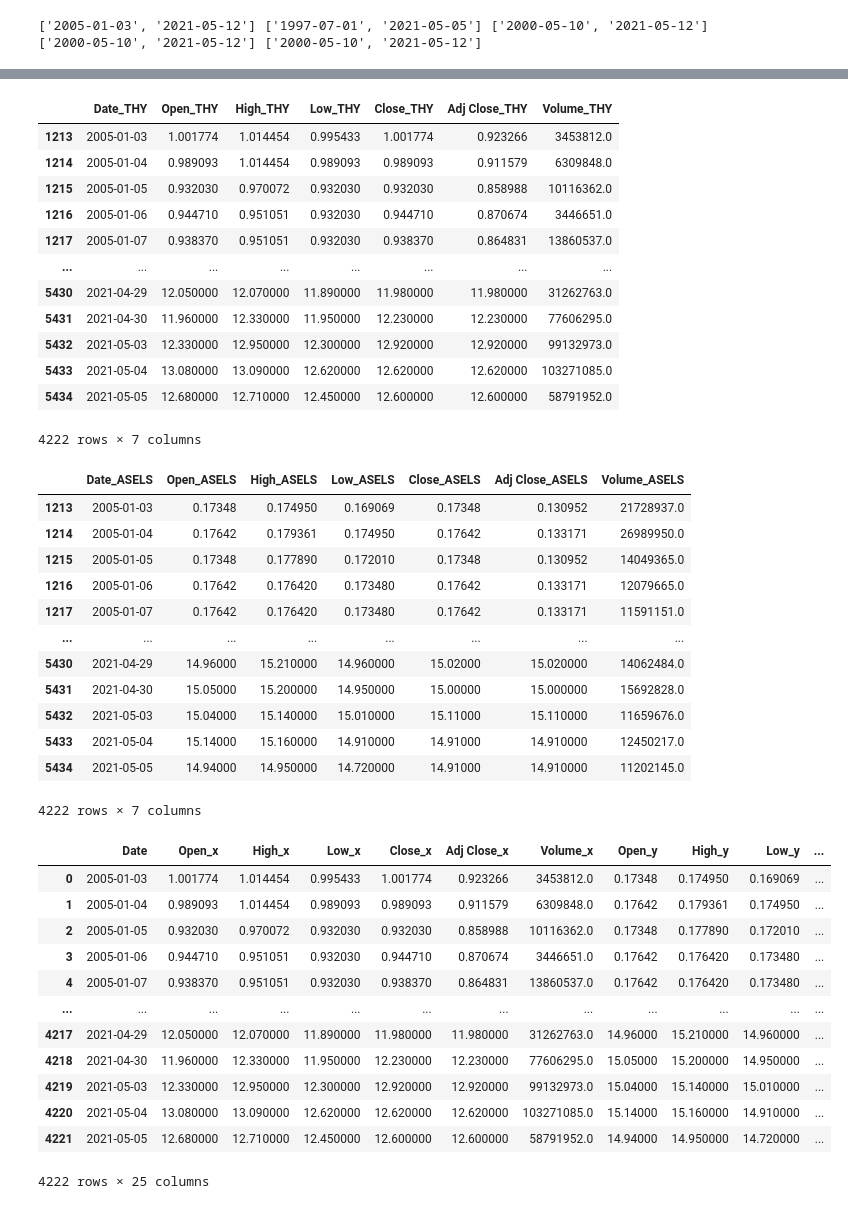
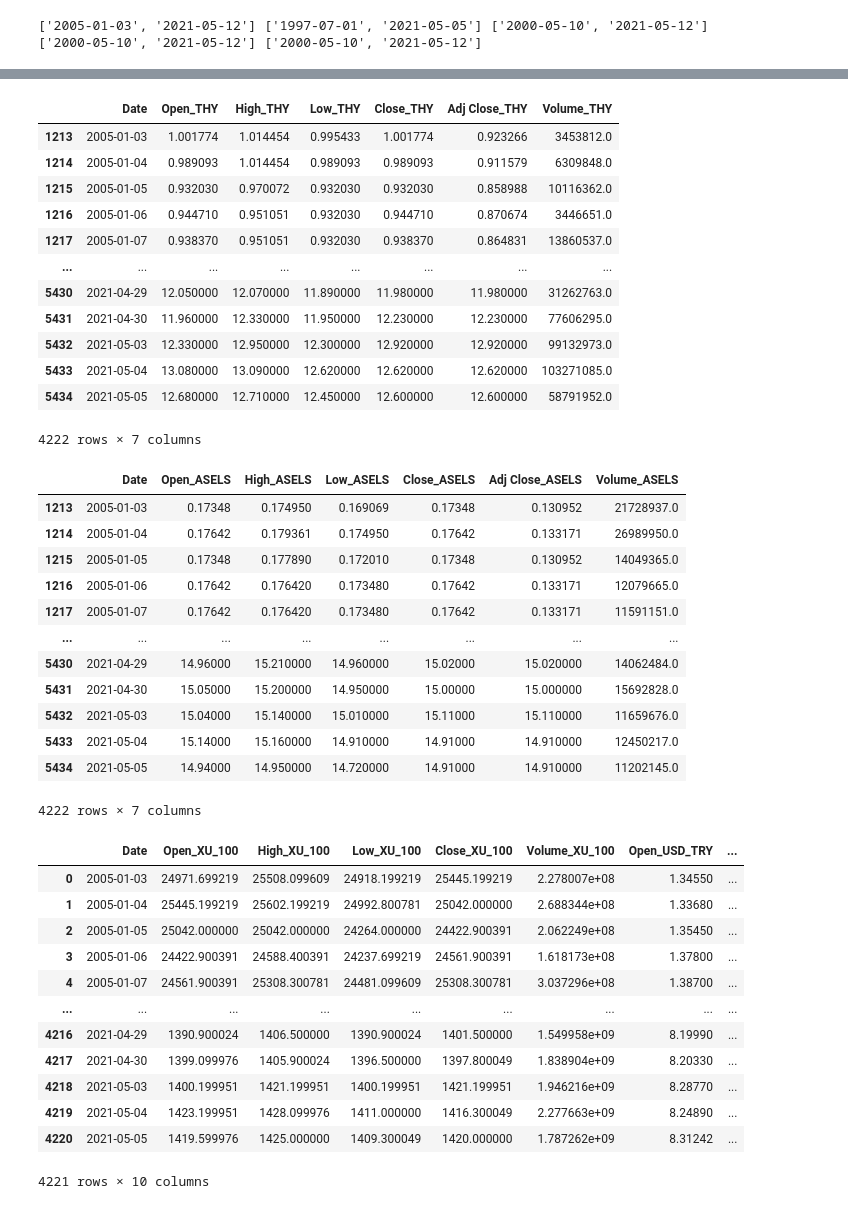
Before and after one commit to y961996/kodluyoruz-veri-bilimi, a Jupyter notebook: bitirme-proje/Stock Value Prediction.ipynb, the cells around one changed output, grey strips where cells are left out. Cells and saved outputs as stored; diff of their text form; code cells hidden in the pictures.

```diff
--- a/bitirme-proje/Stock Value Prediction.ipynb
+++ b/bitirme-proje/Stock Value Prediction.ipynb
@@ -4,28 +6,20 @@ import pandas as pd
 # %%
 DATA_PATH = './data/'
 # %%
-# NOT: Date columnının adını date olarak bırakmam lazım. Merge edebilmek için!!!!!
-'''
-new_names = [(i,i+'_x') for i in df.iloc[:, 2:].columns.values]
-df.rename(columns = dict(new_names), inplace=True)
-
-new_names = [(i,i+'_x') for i in df.columns if i not in ['col1','col2']]
-'''
-
 USD_TRY = pd.read_csv(f"{DATA_PATH}USDTRY=X.csv")
-USD_TRY.columns = [str(col) + '_USD_TRY' for col in USD_TRY.columns]
+USD_TRY.columns = [str(col) + '_USD_TRY' if str(col) != "Date" else str(col) for col in USD_TRY.columns]
 
 XU_100 = pd.read_csv(f"{DATA_PATH}XU100.IS.csv")
-XU_100.columns = [str(col) + '_XU_100' for col in XU_100.columns]
+XU_100.columns = [str(col) + '_XU_100' if str(col) != "Date" else str(col) for col in XU_100.columns]
 
 TUPRS = pd.read_csv(f"{DATA_PATH}TUPRS.IS.csv")
-TUPRS.columns = [str(col) + '_TUPRS' for col in TUPRS.columns]
+TUPRS.columns = [str(col) + '_TUPRS' if str(col) != "Date" else str(col) for col in TUPRS.columns]
 
 THY = pd.read_csv(f"{DATA_PATH}THYAO.IS.csv")
-THY.columns = [str(col) + '_THY' for col in THY.columns]
+THY.columns = [str(col) + '_THY' if str(col) != "Date" else str(col) for col in THY.columns]
 
 ASELS = pd.read_csv(f"{DATA_PATH}ASELS.IS.csv")
-ASELS.columns = [str(col) + '_ASELS' for col in ASELS.columns]
+ASELS.columns = [str(col) + '_ASELS' if str(col) != "Date" else str(col) for col in ASELS.columns]
 # %%
 USD_TRY.head()
 # %% [output]
@@ -86,11 +80,11 @@ print([USD_TRY["Date_USD_TRY"][0], USD_TRY["Date_USD_TRY"].iloc[-1]],
 ['2005-01-03', '2021-05-12'] ['1997-07-01', '2021-05-05'] ['2000-05-10', '2021-05-12'] ['2000-05-10', '2021-05-12'] ['2000-05-10', '2021-05-12']
 # %%
 # Filtering dates before 2005-01-03 and after 2021-05-05
-USD_TRY = USD_TRY.loc[(USD_TRY["Date_USD_TRY"] >= '2005-01-03') & (USD_TRY["Date_USD_TRY"] <= '2021-05-05')]
-XU_100 = XU_100.loc[(XU_100["Date_XU_100"] >= '2005-01-03') & (XU_100["Date_XU_100"] <= '2021-05-05')]
-TUPRS = TUPRS.loc[(TUPRS["Date_TUPRS"] >= '2005-01-03') & (TUPRS["Date_TUPRS"] <= '2021-05-05')]
-THY = THY.loc[(THY["Date_THY"] >= '2005-01-03') & (THY["Date_THY"] <= '2021-05-05')]
-ASELS = ASELS.loc[(ASELS["Date_ASELS"] >= '2005-01-03') & (ASELS["Date_ASELS"] <= '2021-05-05')]
+USD_TRY = USD_TRY.loc[(USD_TRY["Date"] >= '2005-01-03') & (USD_TRY["Date"] <= '2021-05-05')]
+XU_100 = XU_100.loc[(XU_100["Date"] >= '2005-01-03') & (XU_100["Date"] <= '2021-05-05')]
+TUPRS = TUPRS.loc[(TUPRS["Date"] >= '2005-01-03') & (TUPRS["Date"] <= '2021-05-05')]
+THY = THY.loc[(THY["Date"] >= '2005-01-03') & (THY["Date"] <= '2021-05-05')]
+ASELS = ASELS.loc[(ASELS["Date"] >= '2005-01-03') & (ASELS["Date"] <= '2021-05-05')]
 # %%
 USD_TRY
 # %% [output]
@@ -142,7 +136,7 @@ TUPRS
 # %%
 THY
 # %% [output]
-|  | Date_THY | Open_THY | High_THY | Low_THY | Close_THY | Adj Close_THY | Volume_THY |
+|  | Date | Open_THY | High_THY | Low_THY | Close_THY | Adj Close_THY | Volume_THY |
 | 1213 | 2005-01-03 | 1.001774 | 1.014454 | 0.995433 | 1.001774 | 0.923266 | 3453812.0 |
 | 1214 | 2005-01-04 | 0.989093 | 1.014454 | 0.989093 | 0.989093 | 0.911579 | 6309848.0 |
 | 1215 | 2005-01-05 | 0.932030 | 0.970072 | 0.932030 | 0.932030 | 0.858988 | 10116362.0 |
@@ -158,7 +152,7 @@ THY
 # %%
 ASELS
 # %% [output]
-|  | Date_ASELS | Open_ASELS | High_ASELS | Low_ASELS | Close_ASELS | Adj Close_ASELS | Volume_ASELS |
+|  | Date | Open_ASELS | High_ASELS | Low_ASELS | Close_ASELS | Adj Close_ASELS | Volume_ASELS |
 | 1213 | 2005-01-03 | 0.17348 | 0.174950 | 0.169069 | 0.17348 | 0.130952 | 21728937.0 |
 | 1214 | 2005-01-04 | 0.17642 | 0.179361 | 0.174950 | 0.17642 | 0.133171 | 26989950.0 |
 | 1215 | 2005-01-05 | 0.17348 | 0.177890 | 0.172010 | 0.17348 | 0.130952 | 14049365.0 |
@@ -172,18 +166,19 @@ ASELS
 | 5434 | 2021-05-05 | 14.94000 | 14.950000 | 14.720000 | 14.91000 | 14.910000 | 11202145.0 |
 4222 rows × 7 columns
 # %%
-pd.merge(pd.merge(pd.merge(THY, ASELS, on=["Date"], how="inner"), TUPRS, on=["Date"], how="inner"), XU_100, on=["Date"], how="inner")
+#pd.merge(pd.merge(pd.merge(THY, ASELS, on=["Date"], how="inner"), TUPRS, on=["Date"], how="inner"), XU_100, on=["Date"], how="inner")
+pd.merge(XU_100[XU_100.columns[[0,1,2,3,4,6]]], USD_TRY[USD_TRY.columns[[0,1,2,3,4]]], on=["Date"], how="inner")
 # %% [output]
-|  | Date | Open_x | High_x | Low_x | Close_x | Adj Close_x | Volume_x | Open_y | High_y | Low_y | ... |
-| 0 | 2005-01-03 | 1.001774 | 1.014454 | 0.995433 | 1.001774 | 0.923266 | 3453812.0 | 0.17348 | 0.174950 | 0.169069 | ... |
-| 1 | 2005-01-04 | 0.989093 | 1.014454 | 0.989093 | 0.989093 | 0.911579 | 6309848.0 | 0.17642 | 0.179361 | 0.174950 | ... |
-| 2 | 2005-01-05 | 0.932030 | 0.970072 | 0.932030 | 0.932030 | 0.858988 | 10116362.0 | 0.17348 | 0.177890 | 0.172010 | ... |
-| 3 | 2005-01-06 | 0.944710 | 0.951051 | 0.932030 | 0.944710 | 0.870674 | 3446651.0 | 0.17642 | 0.176420 | 0.173480 | ... |
-| 4 | 2005-01-07 | 0.938370 | 0.951051 | 0.932030 | 0.938370 | 0.864831 | 13860537.0 | 0.17642 | 0.176420 | 0.173480 | ... |
-| ... | ... | ... | ... | ... | ... | ... | ... | ... | ... | ... | ... |
-| 4217 | 2021-04-29 | 12.050000 | 12.070000 | 11.890000 | 11.980000 | 11.980000 | 31262763.0 | 14.96000 | 15.210000 | 14.960000 | ... |
-| 4218 | 2021-04-30 | 11.960000 | 12.330000 | 11.950000 | 12.230000 | 12.230000 | 77606295.0 | 15.05000 | 15.200000 | 14.950000 | ... |
-| 4219 | 2021-05-03 | 12.330000 | 12.950000 | 12.300000 | 12.920000 | 12.920000 | 99132973.0 | 15.04000 | 15.140000 | 15.010000 | ... |
-| 4220 | 2021-05-04 | 13.080000 | 13.090000 | 12.620000 | 12.620000 | 12.620000 | 103271085.0 | 15.14000 | 15.160000 | 14.910000 | ... |
-| 4221 | 2021-05-05 | 12.680000 | 12.710000 | 12.450000 | 12.600000 | 12.600000 | 58791952.0 | 14.94000 | 14.950000 | 14.720000 | ... |
+|  | Date | Open_XU_100 | High_XU_100 | Low_XU_100 | Close_XU_100 | Volume_XU_100 | Open_USD_TRY | ... |
+| 0 | 2005-01-03 | 24971.699219 | 25508.099609 | 24918.199219 | 25445.199219 | 2.278007e+08 | 1.34550 | ... |
+| 1 | 2005-01-04 | 25445.199219 | 25602.199219 | 24992.800781 | 25042.000000 | 2.688344e+08 | 1.33680 | ... |
+| 2 | 2005-01-05 | 25042.000000 | 25042.000000 | 24264.000000 | 24422.900391 | 2.062249e+08 | 1.35450 | ... |
+| 3 | 2005-01-06 | 24422.900391 | 24588.400391 | 24237.699219 | 24561.900391 | 1.618173e+08 | 1.37800 | ... |
+| 4 | 2005-01-07 | 24561.900391 | 25308.300781 | 24481.099609 | 25308.300781 | 3.037296e+08 | 1.38700 | ... |
+| ... | ... | ... | ... | ... | ... | ... | ... | ... |
+| 4216 | 2021-04-29 | 1390.900024 | 1406.500000 | 1390.900024 | 1401.500000 | 1.549958e+09 | 8.19990 | ... |
+| 4217 | 2021-04-30 | 1399.099976 | 1405.900024 | 1396.500000 | 1397.800049 | 1.838904e+09 | 8.20330 | ... |
+| 4218 | 2021-05-03 | 1400.199951 | 1421.199951 | 1400.199951 | 1421.199951 | 1.946216e+09 | 8.28770 | ... |
+| 4219 | 2021-05-04 | 1423.199951 | 1428.099976 | 1411.000000 | 1416.300049 | 2.277663e+09 | 8.24890 | ... |
+| 4220 | 2021-05-05 | 1419.599976 | 1425.000000 | 1409.300049 | 1420.000000 | 1.787262e+09 | 8.31242 | ... |
-4222 rows × 25 columns
+4221 rows × 10 columns
```
Also changed, not shown: parts of 10 cells of this notebook.
